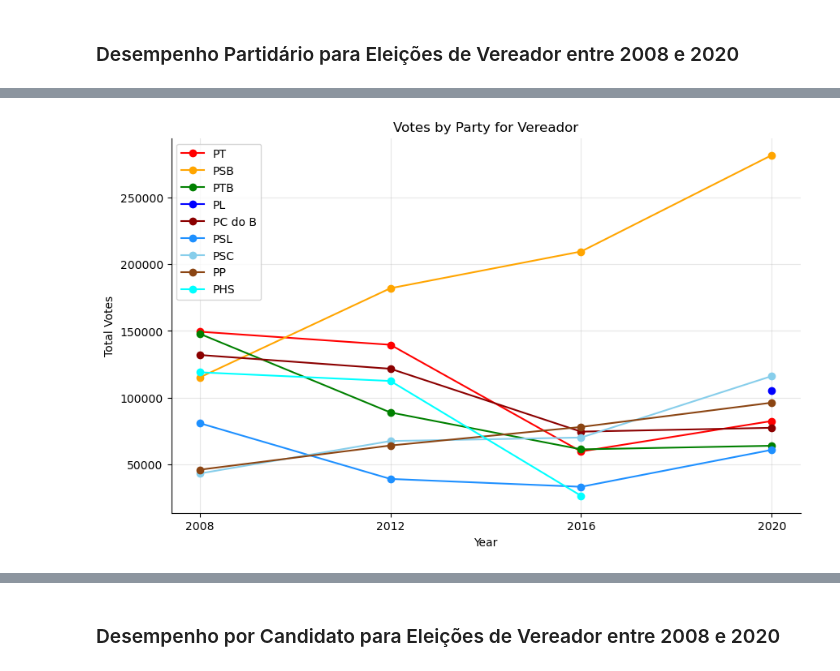
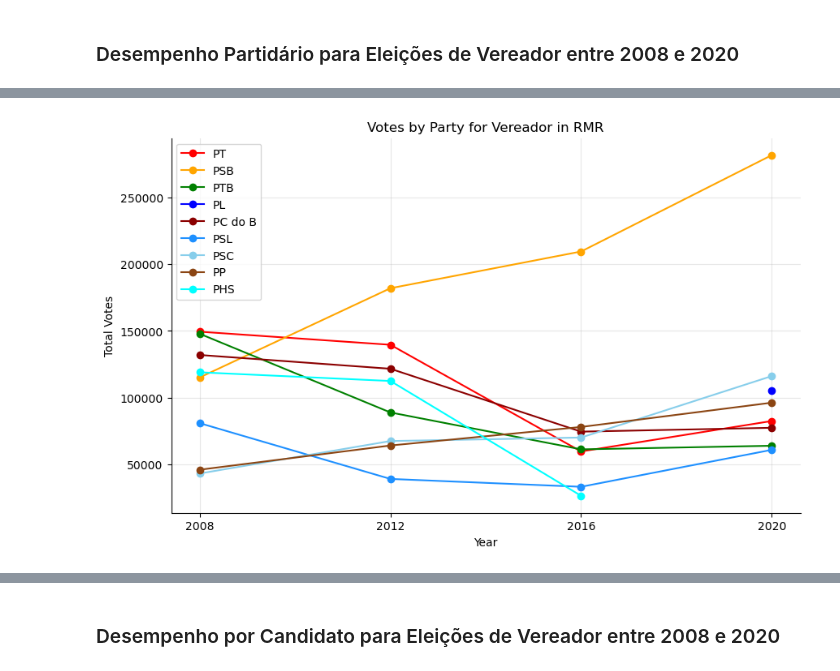
Before and after one commit to guilherme-pg/pe_analytics, a Jupyter notebook: notebooks_dev/RMR_ver_pref.ipynb, the cells around one changed output, grey strips where cells are left out. Drawn from its saved outputs; the diff is of its cells as text; code cells hidden in the pictures.

```diff
--- a/notebooks_dev/RMR_ver_pref.ipynb
+++ b/notebooks_dev/RMR_ver_pref.ipynb
@@ -233,3 +231,7 @@ plt.savefig('../imagens/RMR_municipalities_on_total_votes_in_PE.png')
 plt.show()
 # %% [output]
 [figure]
+# %%
+# RMR with and without
+RMR_VER_20 = df_rmr_20.filter(col("DS_CARGO").contains("Vereador"))
+PE_VER_20 = df_cand_20.filter(col("DS_CARGO").contains("Vereador"))
@@ -242,19 +291,19 @@ plt.show()
 # 2020: SG_PARTIDO, QT_VOTOS_NOMINAIS, NM_CANDIDATO, NM_URNA_CANDIDATO
 # %%
 # GROUB BY parties
-RMR_VER_08_grouped = RMR_VER_08.groupBy("SG_PARTIDO").agg(sum("QT_VOTOS_NOMINAIS").alias("total_votos"))
+RMR_VER_08_grouped = RMR_VER_08.groupBy("SG_PARTIDO", "CD_MUNICIPIO").agg(sum("QT_VOTOS_NOMINAIS").alias("total_votos"))
 RMR_VER_08_sorted = RMR_VER_08_grouped.orderBy(F.desc("total_votos"))
 RMR_VER_08_sorted = RMR_VER_08_sorted.withColumn("ANO", lit(2008))
 
-RMR_VER_12_grouped = RMR_VER_12.groupBy("SG_PARTIDO").agg(sum("QT_VOTOS_NOMINAIS").alias("total_votos"))
+RMR_VER_12_grouped = RMR_VER_12.groupBy("SG_PARTIDO", "CD_MUNICIPIO").agg(sum("QT_VOTOS_NOMINAIS").alias("total_votos"))
 RMR_VER_12_sorted = RMR_VER_12_grouped.orderBy(F.desc("total_votos"))
 RMR_VER_12_sorted = RMR_VER_12_sorted.withColumn("ANO", lit(2012))
 
-RMR_VER_16_grouped = RMR_VER_16.groupBy("SG_PARTIDO").agg(sum("QT_VOTOS_NOMINAIS").alias("total_votos"))
+RMR_VER_16_grouped = RMR_VER_16.groupBy("SG_PARTIDO", "CD_MUNICIPIO").agg(sum("QT_VOTOS_NOMINAIS").alias("total_votos"))
 RMR_VER_16_sorted = RMR_VER_16_grouped.orderBy(F.desc("total_votos"))
 RMR_VER_16_sorted = RMR_VER_16_sorted.withColumn("ANO", lit(2016))
 
-RMR_VER_20_grouped = RMR_VER_20.groupBy("SG_PARTIDO").agg(sum("QT_VOTOS_NOMINAIS").alias("total_votos"))
+RMR_VER_20_grouped = RMR_VER_20.groupBy("SG_PARTIDO", "CD_MUNICIPIO").agg(sum("QT_VOTOS_NOMINAIS").alias("total_votos"))
 RMR_VER_20_sorted = RMR_VER_20_grouped.orderBy(F.desc("total_votos"))
 RMR_VER_20_sorted = RMR_VER_20_sorted.withColumn("ANO", lit(2020))
 # %%
@@ -318,3 +367,7 @@ COLORS_by_PARTIES = {
     "PP": "saddlebrown",
     "PHS": "cyan"
 }
+# %%
+RMR_VER_all_grouped_sorted_pd = RMR_VER_all_sorted_pd.groupby(['SG_PARTIDO', 'ANO'])['total_votos'].sum().reset_index()
+
+RMR_VER_all_grouped_sorted_pd.head()
@@ -321,25 +381,25 @@ COLORS_by_PARTIES = {
 # %%
 
 plt.figure(figsize=(10, 6))
 
 for party, color in COLORS_by_PARTIES.items():
     # Filtrar os dados apenas para o partido atual
-    data_partido = DF_some_parties[DF_some_parties['SG_PARTIDO'] == party]
+    data_partido = RMR_VER_all_grouped_sorted_pd[RMR_VER_all_grouped_sorted_pd['SG_PARTIDO'] == party]
     # Plotar os pontos e linhas para o partido atual
     plt.plot(data_partido['ANO'], data_partido['total_votos'], marker='o', linestyle='-', color=color, label=party)
 
-plt.title('Votes by Party for Vereador')
+plt.title('Votes by Party for Vereador in RMR')
 plt.xlabel('Year')
 plt.ylabel('Total Votes')
 plt.xticks([2008, 2012, 2016, 2020])
 plt.legend()
 
 ax = plt.gca()
 ax.spines['top'].set_visible(False)
 ax.spines['right'].set_visible(False)
 
 plt.grid(True, alpha=0.3)
 plt.savefig('../imagens/Votes_by_Party_for_Vereador.png')
 plt.show()
 # %% [output]
-[figure, old version]
+[figure, new version]
```
Also changed, not shown: parts of 24 cells of this notebook, 5 other files.
